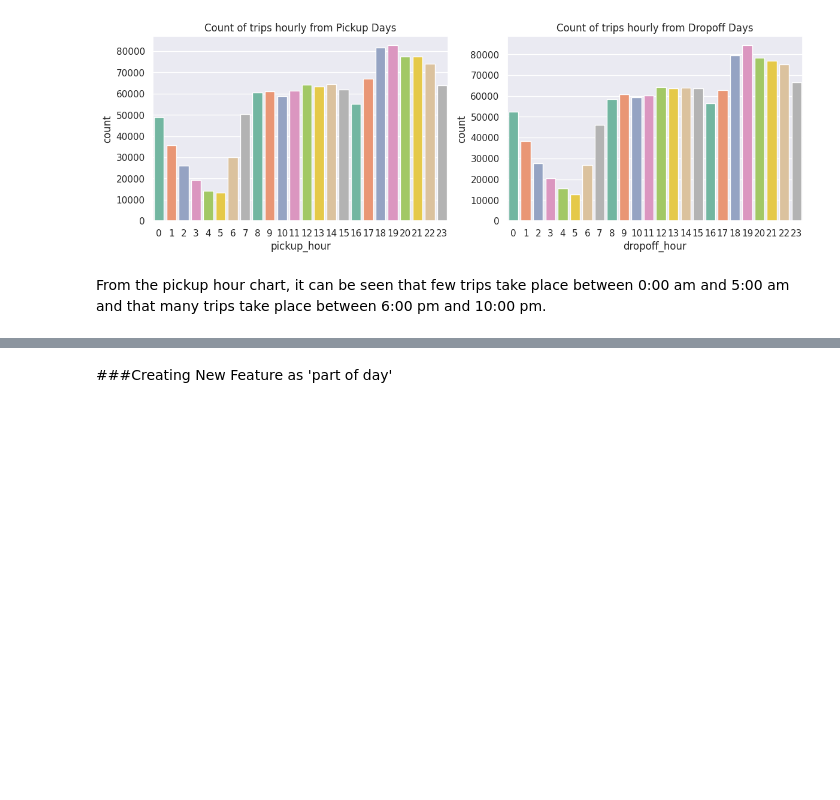
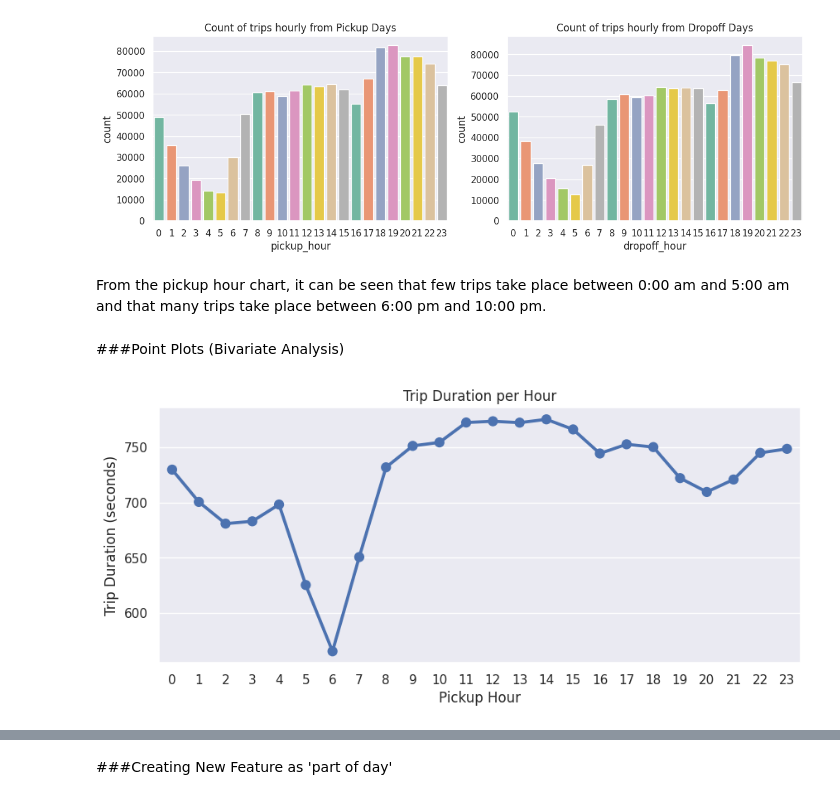
Before and after one commit to ErSangram/New_York_city_taxi_Trip-Time-Prediction, a Jupyter notebook: NYC_taxi_Trip_Time_Prediction_project.ipynb, the cells around one changed output, grey strips where cells are left out. Cells and saved outputs as stored; diff of their text form; code cells hidden in the pictures; blank space fills up the shorter version.

```diff
--- a/NYC_taxi_Trip_Time_Prediction_project.ipynb
+++ b/NYC_taxi_Trip_Time_Prediction_project.ipynb
@@ -511,3 +551,16 @@ sns.countplot(x=data['dropoff_hour'],palette = ("Set2"),ax=axs[1])
 [figure]
 # %% [markdown]
 From the pickup hour chart, it can be seen that few trips take place between 0:00 am and 5:00 am and that many trips take place between 6:00 pm and 10:00 pm.
+# %% [markdown]
+###Point Plots (Bivariate Analysis)
+# %%
+# is the trip duration higher at diffent hours ?
+plt.figure(figsize = (10,4))
+group1 = data.groupby('pickup_hour').trip_duration.mean()
+ax = sns.pointplot(x = group1.index, y =group1.values)
+plt.ylabel('Trip Duration (seconds)')
+plt.xlabel('Pickup Hour')
+plt.title('Trip Duration per Hour')
+plt.show()
+# %% [output]
+[figure, added]
```
Also changed, not shown: parts of 41 cells of this notebook.
